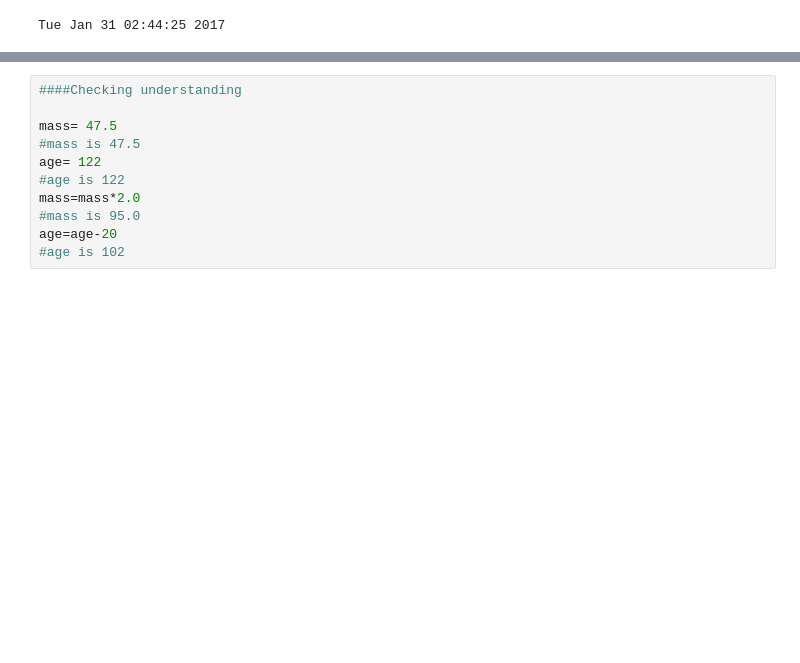
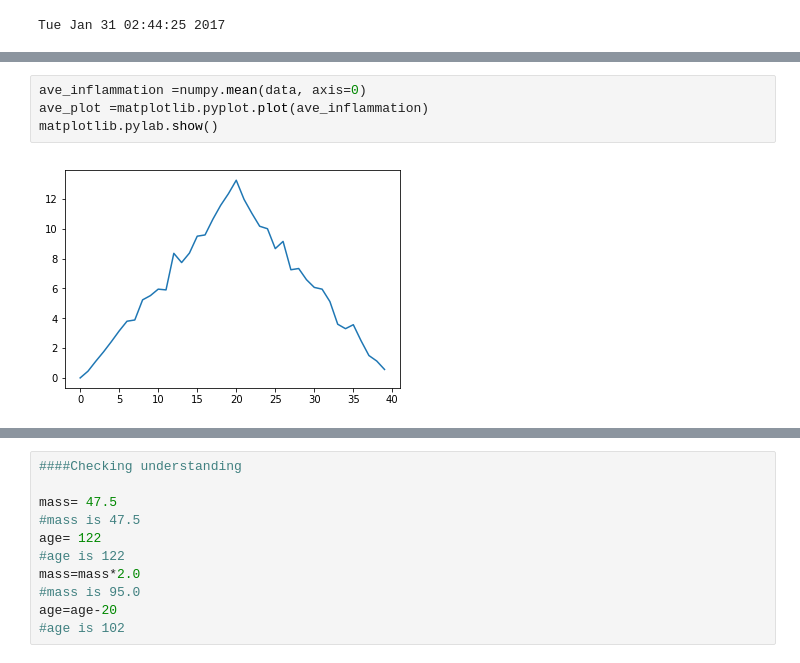
Before and after one commit to hspeck/homework, a Jupyter notebook: week-3-hw-eeb177.ipynb, the cells around one changed output, grey strips where cells are left out. Saved outputs shown, nothing was run; the diff lists cells and outputs as text; blank space fills up the shorter version.

```diff
--- a/week-3-hw-eeb177.ipynb
+++ b/week-3-hw-eeb177.ipynb
@@ -88,0 +194,6 @@ ImportError: No module named 'matplotlib'
+# %%
+ave_inflammation =numpy.mean(data, axis=0)
+ave_plot =matplotlib.pyplot.plot(ave_inflammation)
+matplotlib.pylab.show()
+# %% [output]
+[figure, added]
```
Also changed, not shown: parts of 35 cells of this notebook.
